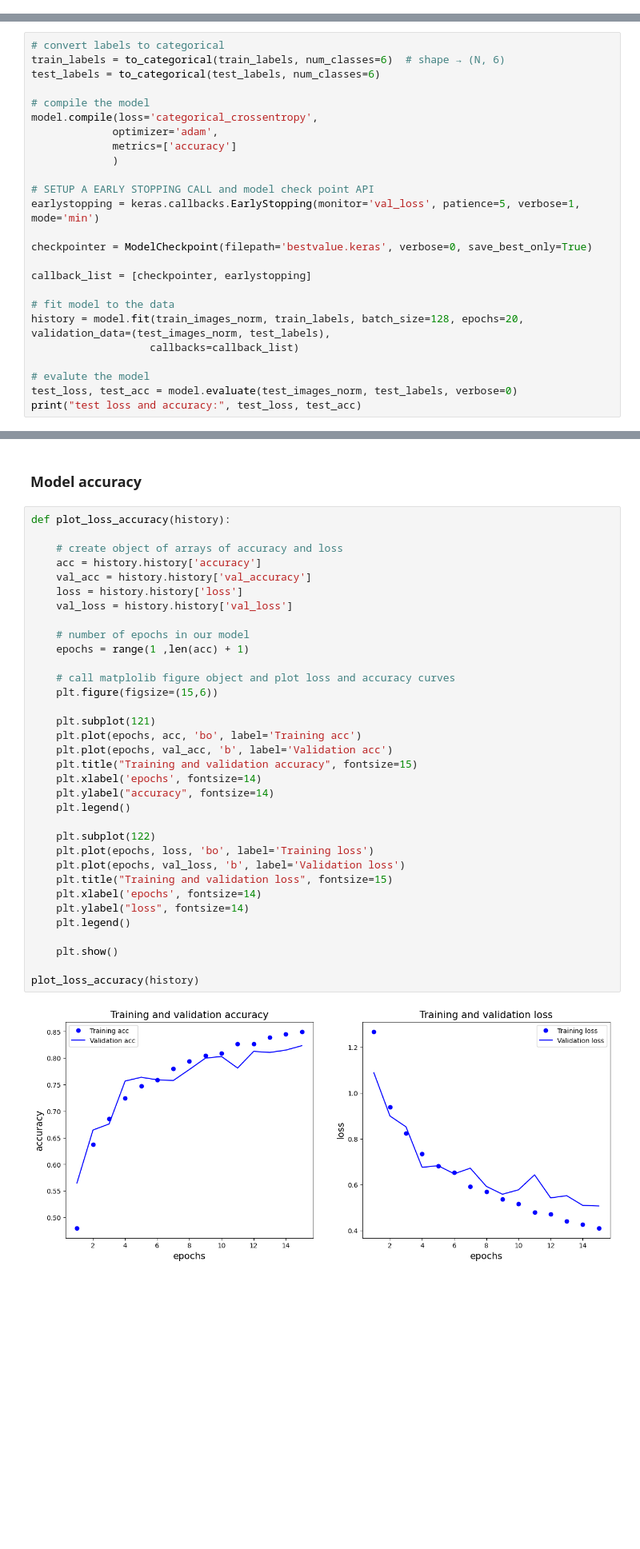
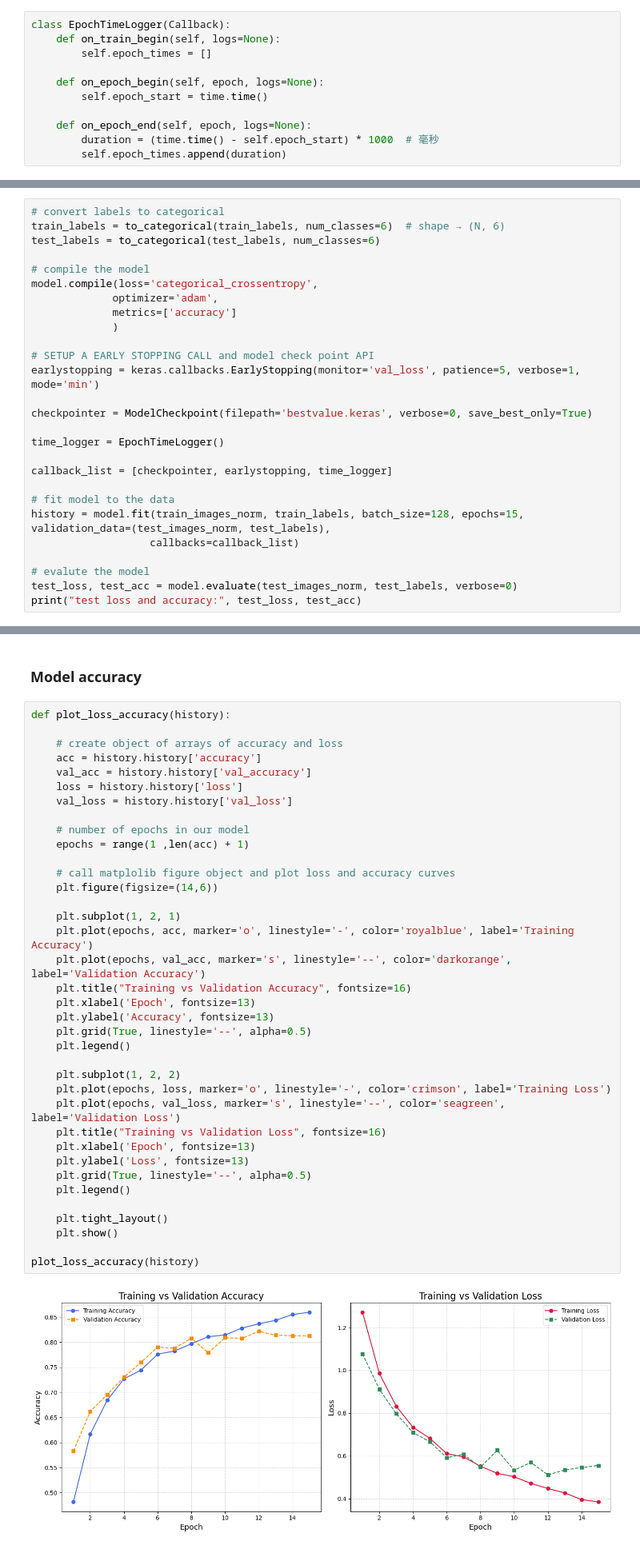
Before and after one commit to Ax1Le-JL/Evaluating-Different-Supervised-Learning-Algorithms, a Jupyter notebook: CNN.ipynb, the cells around one changed output, grey strips where cells are left out. Shown at 80% size. Drawn from its saved outputs; the diff is of its cells as text; blank space fills up the shorter version.

```diff
--- a/CNN.ipynb
+++ b/CNN.ipynb
@@ -274,3 +279,14 @@ test_images_norm = test_images / 255.0
+# %%
+class EpochTimeLogger(Callback):
+    def on_train_begin(self, logs=None):
+        self.epoch_times = []
+
+    def on_epoch_begin(self, epoch, logs=None):
+        self.epoch_start = time.time()
+
+    def on_epoch_end(self, epoch, logs=None):
+        duration = (time.time() - self.epoch_start) * 1000  # 毫秒
+        self.epoch_times.append(duration)
 # %% [markdown]
 ### First training
 # %%
@@ -289,10 +305,12 @@ earlystopping = keras.callbacks.EarlyStopping(monitor='val_loss', patience=5, ve
 
 checkpointer = ModelCheckpoint(filepath='bestvalue.keras', verbose=0, save_best_only=True)
 
-callback_list = [checkpointer, earlystopping]
+time_logger = EpochTimeLogger()
+
+callback_list = [checkpointer, earlystopping, time_logger]
 
 # fit model to the data
-history = model.fit(train_images_norm, train_labels, batch_size=128, epochs=20, validation_data=(test_images_norm, test_labels),
+history = model.fit(train_images_norm, train_labels, batch_size=128, epochs=15, validation_data=(test_images_norm, test_labels),
                    callbacks=callback_list)
 
 # evalute the model
@@ -321,36 +375,39 @@ test loss and accuracy: 0.5712067484855652 0.8078850507736206
 # %%
 def plot_loss_accuracy(history):
 
     # create object of arrays of accuracy and loss
     acc = history.history['accuracy']
     val_acc = history.history['val_accuracy']
     loss = history.history['loss']
     val_loss = history.history['val_loss']
 
     # number of epochs in our model
     epochs = range(1 ,len(acc) + 1)
 
     # call matplolib figure object and plot loss and accuracy curves
-    plt.figure(figsize=(15,6))
+    plt.figure(figsize=(14,6))
 
-    plt.subplot(121)
-    plt.plot(epochs, acc, 'bo', label='Training acc')
-    plt.plot(epochs, val_acc, 'b', label='Validation acc')
-    plt.title("Training and validation accuracy", fontsize=15)
-    plt.xlabel('epochs', fontsize=14)
-    plt.ylabel("accuracy", fontsize=14)
+    plt.subplot(1, 2, 1)
+    plt.plot(epochs, acc, marker='o', linestyle='-', color='royalblue', label='Training Accuracy')
+    plt.plot(epochs, val_acc, marker='s', linestyle='--', color='darkorange', label='Validation Accuracy')
+    plt.title("Training vs Validation Accuracy", fontsize=16)
+    plt.xlabel('Epoch', fontsize=13)
+    plt.ylabel('Accuracy', fontsize=13)
+    plt.grid(True, linestyle='--', alpha=0.5)
     plt.legend()
 
-    plt.subplot(122)
-    plt.plot(epochs, loss, 'bo', label='Training loss')
-    plt.plot(epochs, val_loss, 'b', label='Validation loss')
-    plt.title("Training and validation loss", fontsize=15)
-    plt.xlabel('epochs', fontsize=14)
-    plt.ylabel("loss", fontsize=14)
+    plt.subplot(1, 2, 2)
+    plt.plot(epochs, loss, marker='o', linestyle='-', color='crimson', label='Training Loss')
+    plt.plot(epochs, val_loss, marker='s', linestyle='--', color='seagreen', label='Validation Loss')
+    plt.title("Training vs Validation Loss", fontsize=16)
+    plt.xlabel('Epoch', fontsize=13)
+    plt.ylabel('Loss', fontsize=13)
+    plt.grid(True, linestyle='--', alpha=0.5)
     plt.legend()
 
+    plt.tight_layout()
     plt.show()
 
 plot_loss_accuracy(history)
 # %% [output]
-[figure, old version]
+[figure, new version]
```
Also changed, not shown: parts of 12 cells of this notebook.
